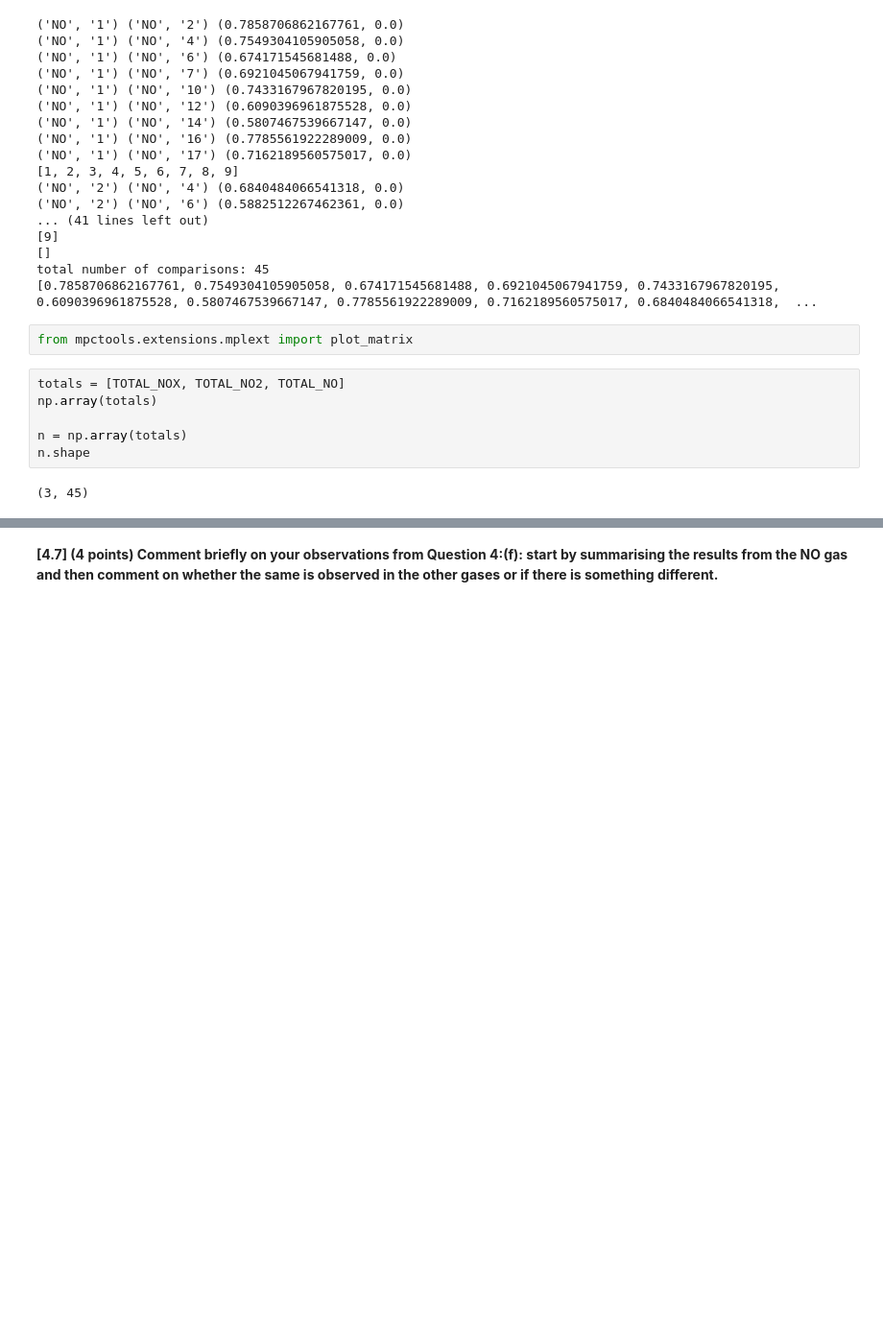
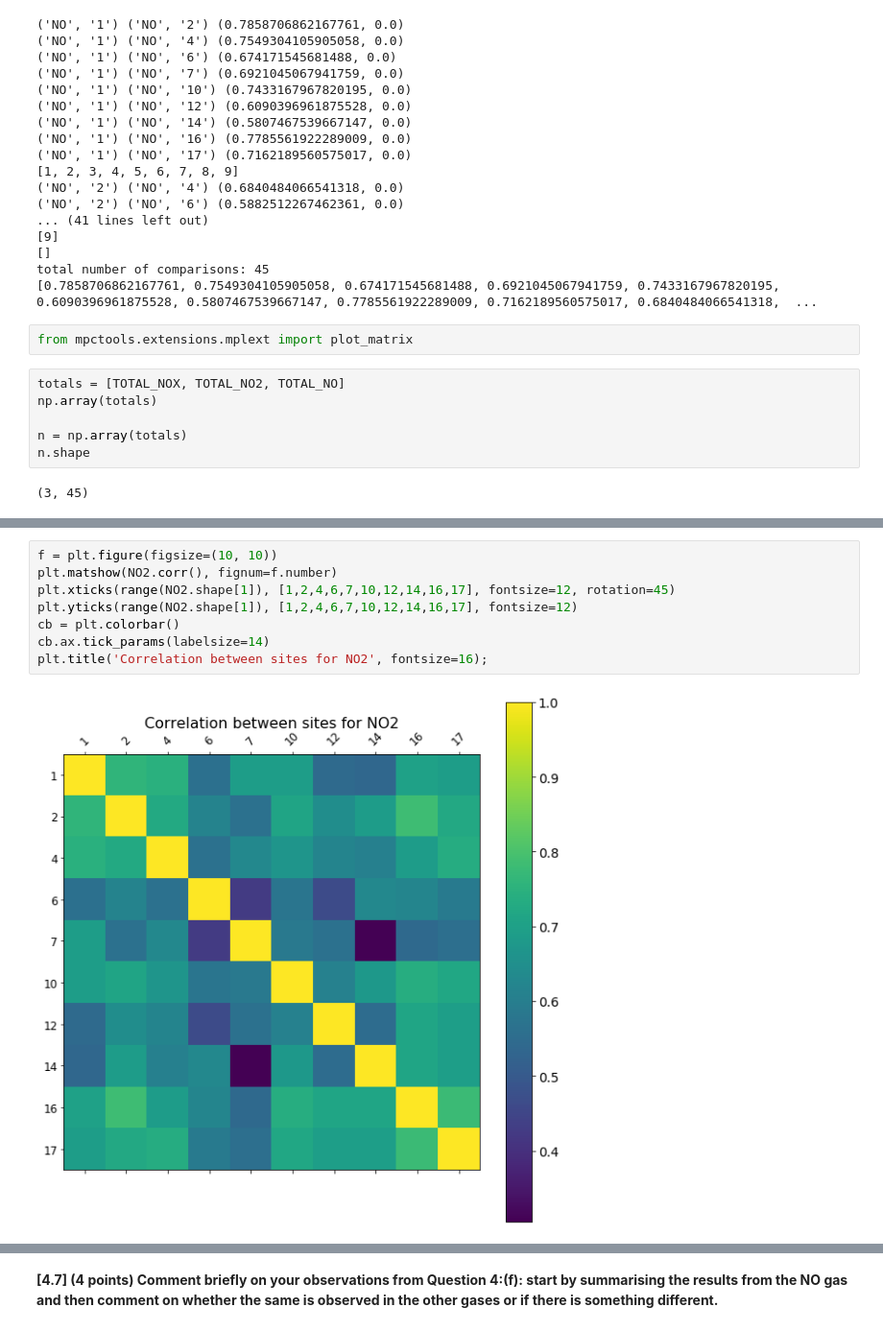
Before and after one commit to athiyadeviyani/Introductory-Applied-Machine-Learning, a Jupyter notebook: IAML_CW2.ipynb, the cells around one changed output, grey strips where cells are left out. Shown at 96% size. Cells and saved outputs as stored; diff of their text form; blank space fills up the shorter version.

```diff
--- a/IAML_CW2.ipynb
+++ b/IAML_CW2.ipynb
@@ -954,0 +1061,10 @@ ValueError: not enough values to unpack (expected 2, got 1)
+# %%
+f = plt.figure(figsize=(10, 10))
+plt.matshow(NO2.corr(), fignum=f.number)
+plt.xticks(range(NO2.shape[1]), [1,2,4,6,7,10,12,14,16,17], fontsize=12, rotation=45)
+plt.yticks(range(NO2.shape[1]), [1,2,4,6,7,10,12,14,16,17], fontsize=12)
+cb = plt.colorbar()
+cb.ax.tick_params(labelsize=14)
+plt.title('Correlation between sites for NO2', fontsize=16);
+# %% [output]
+[figure, added]
```
Also changed, not shown: parts of 27 cells of this notebook, 4 other files.
